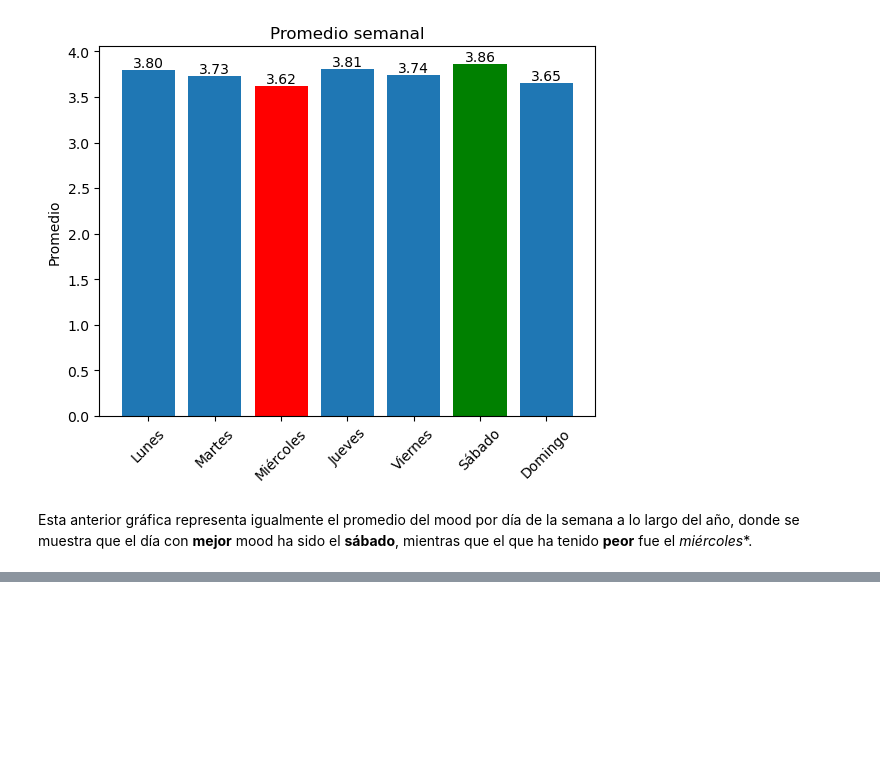
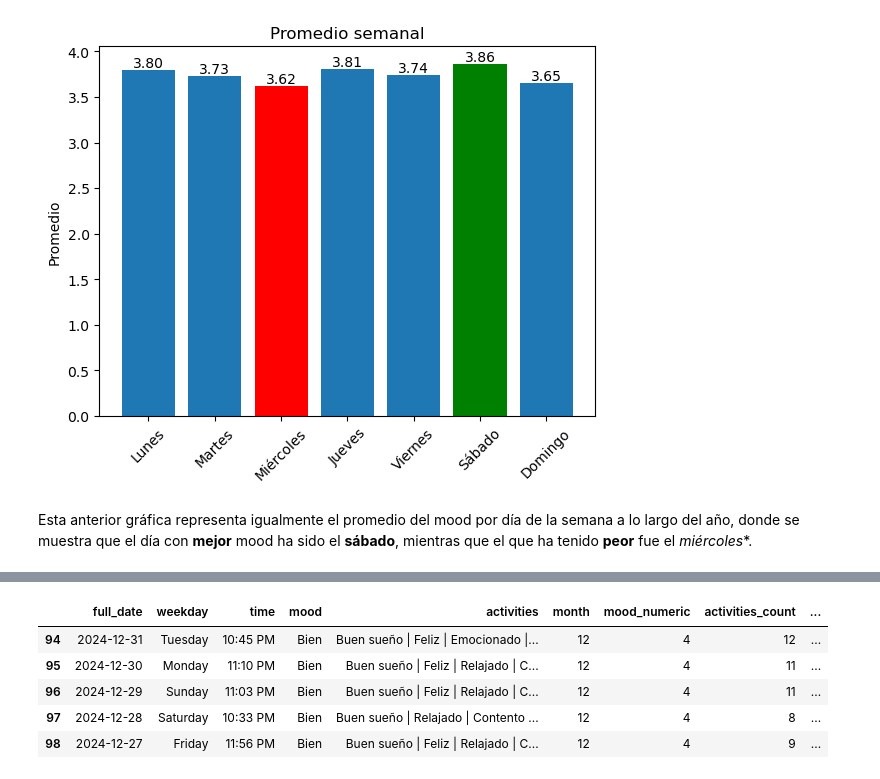
Before and after one commit to IsaiJesus/Feelings, a Jupyter notebook: notebooks/01_data_pipeline.ipynb, the cells around one changed output, grey strips where cells are left out. Cells and saved outputs as stored; diff of their text form; code cells hidden in the pictures; blank space fills up the shorter version.

```diff
--- a/notebooks/01_data_pipeline.ipynb
+++ b/notebooks/01_data_pipeline.ipynb
@@ -451,0 +504,29 @@ Para el resto de registros, igualmente podría ser un Target Encoding.
+# %%
+df['activity_list'] = df['activities'].str.split(' \| ')
+
+# Lista de nombres de las variables a contar
+vars_to_count = ['positive_emotions', 'neutral_emotions', 'negative_emotions']
+
+# Función para contar actividades
+def count_activities(df, target_activities, col_name):
+    def count(row):
+        return sum(1 for a in row['activity_list'] if a in target_activities)
+    df[col_name] = df.apply(count, axis=1)
+    return df
+
+# Aplicar la función para cada variable
+for var_name in vars_to_count:
+    activities = globals()[var_name]
+    df = count_activities(df, activities, var_name)
+
+# (Opcional) eliminar columna auxiliar
+df = df.drop(columns=['activity_list'])
+
+df.head()
+# %% [output]
+|  | full_date | weekday | time | mood | activities | month | mood_numeric | activities_count | ... |
+| 94 | 2024-12-31 | Tuesday | 10:45 PM | Bien | Buen sueño | Feliz | Emocionado |... | 12 | 4 | 12 | ... |
+| 95 | 2024-12-30 | Monday | 11:10 PM | Bien | Buen sueño | Feliz | Relajado | C... | 12 | 4 | 11 | ... |
+| 96 | 2024-12-29 | Sunday | 11:03 PM | Bien | Buen sueño | Feliz | Relajado | C... | 12 | 4 | 11 | ... |
+| 97 | 2024-12-28 | Saturday | 10:33 PM | Bien | Buen sueño | Relajado | Contento ... | 12 | 4 | 8 | ... |
+| 98 | 2024-12-27 | Friday | 11:56 PM | Bien | Buen sueño | Feliz | Relajado | C... | 12 | 4 | 9 | ... |
```
Also changed, not shown: parts of 36 cells of this notebook, 1 other file.
